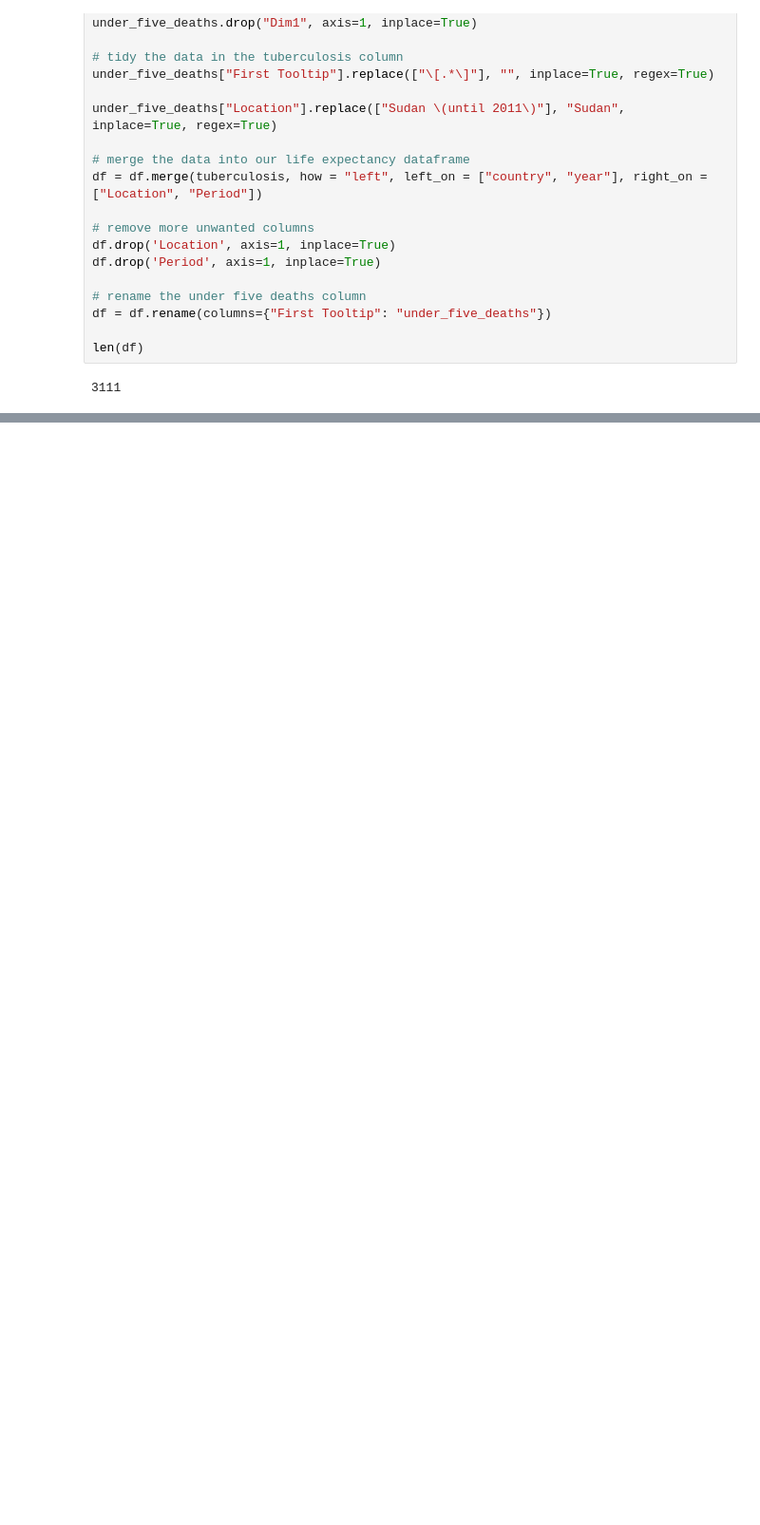
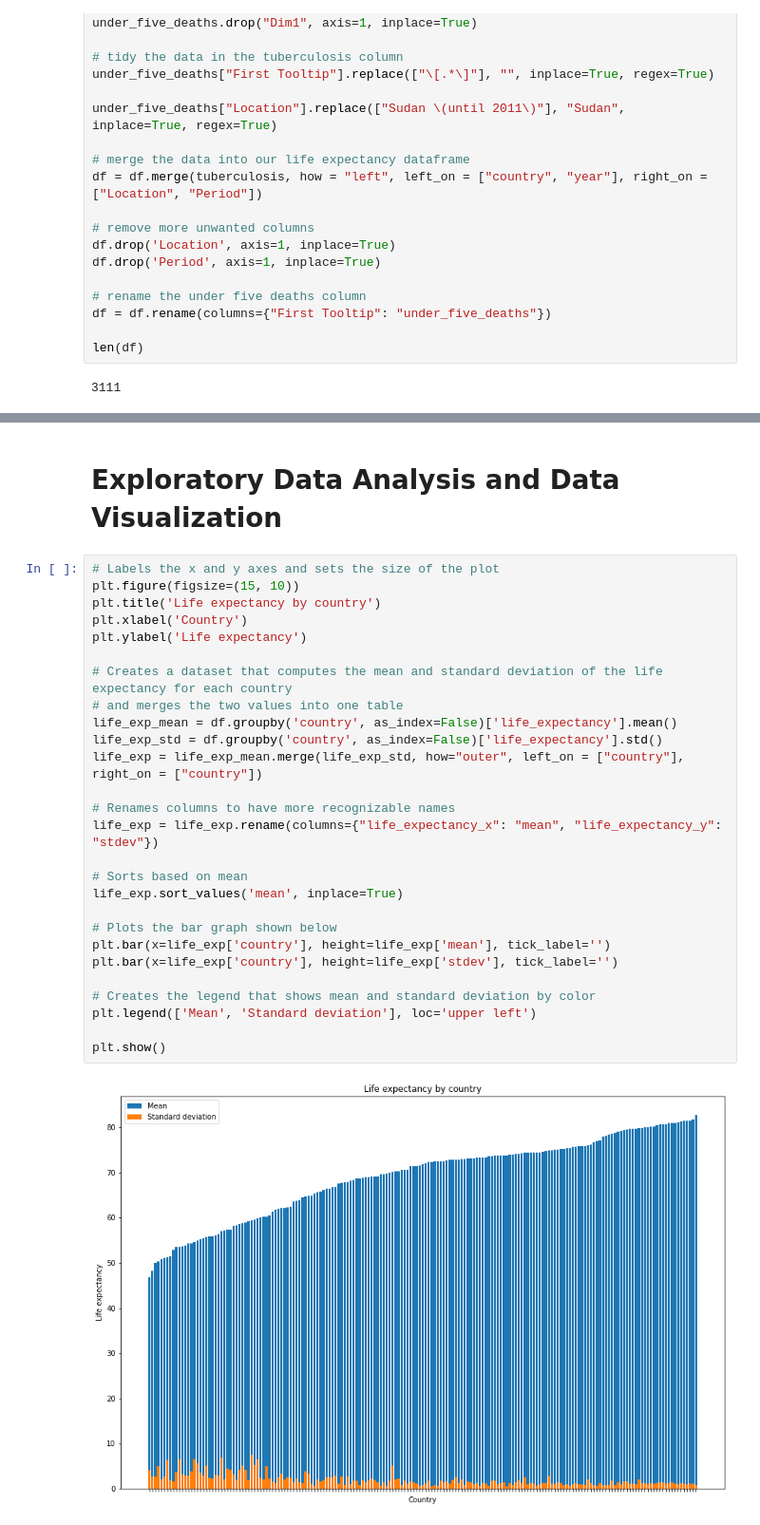
Before and after one commit to josephiyev/josephiyev.github.io, a Jupyter notebook: CMSC320Final.ipynb, the cells around one changed output, grey strips where cells are left out. Shown at 95% size. Cells and saved outputs as stored; diff of their text form; blank space fills up the shorter version.

Commit message:
Started data visualization

```diff
--- a/CMSC320Final.ipynb
+++ b/CMSC320Final.ipynb
@@ -431,0 +425,31 @@ df
+# %% [markdown]
+# Exploratory Data Analysis and Data Visualization
+# %%
+# Labels the x and y axes and sets the size of the plot
+plt.figure(figsize=(15, 10))
+plt.title('Life expectancy by country')
+plt.xlabel('Country')
+plt.ylabel('Life expectancy')
+
+# Creates a dataset that computes the mean and standard deviation of the life expectancy for each country
+# and merges the two values into one table
+life_exp_mean = df.groupby('country', as_index=False)['life_expectancy'].mean()
+life_exp_std = df.groupby('country', as_index=False)['life_expectancy'].std()
+life_exp = life_exp_mean.merge(life_exp_std, how="outer", left_on = ["country"],  right_on = ["country"])
+
+# Renames columns to have more recognizable names
+life_exp = life_exp.rename(columns={"life_expectancy_x": "mean", "life_expectancy_y": "stdev"})
+
+# Sorts based on mean
+life_exp.sort_values('mean', inplace=True)
+
+# Plots the bar graph shown below
+plt.bar(x=life_exp['country'], height=life_exp['mean'], tick_label='')
+plt.bar(x=life_exp['country'], height=life_exp['stdev'], tick_label='')
+
+# Creates the legend that shows mean and standard deviation by color
+plt.legend(['Mean', 'Standard deviation'], loc='upper left')
+
+plt.show()
+# %% [output]
+[figure, added]
```
Also changed, not shown: parts of 7 cells of this notebook.
